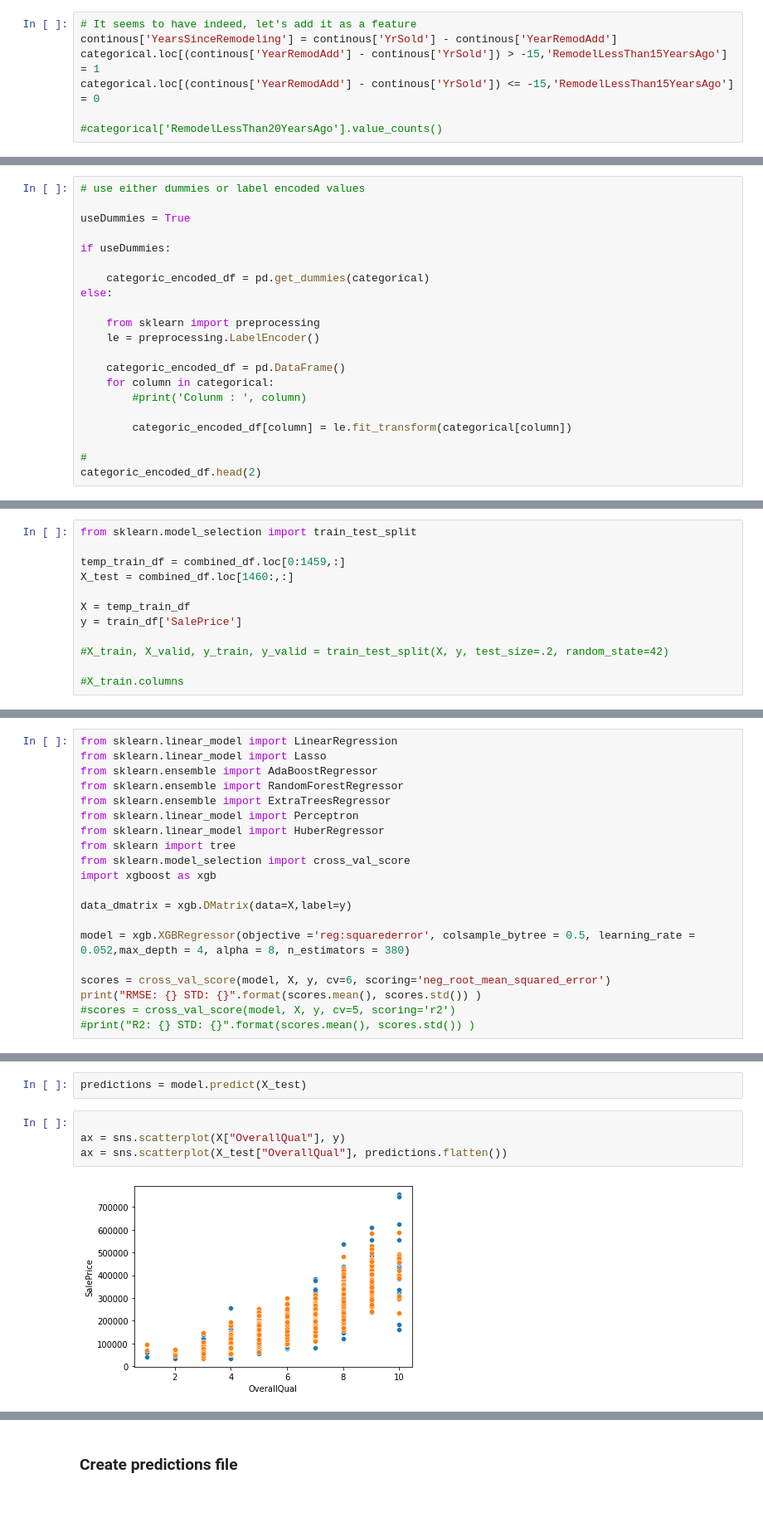
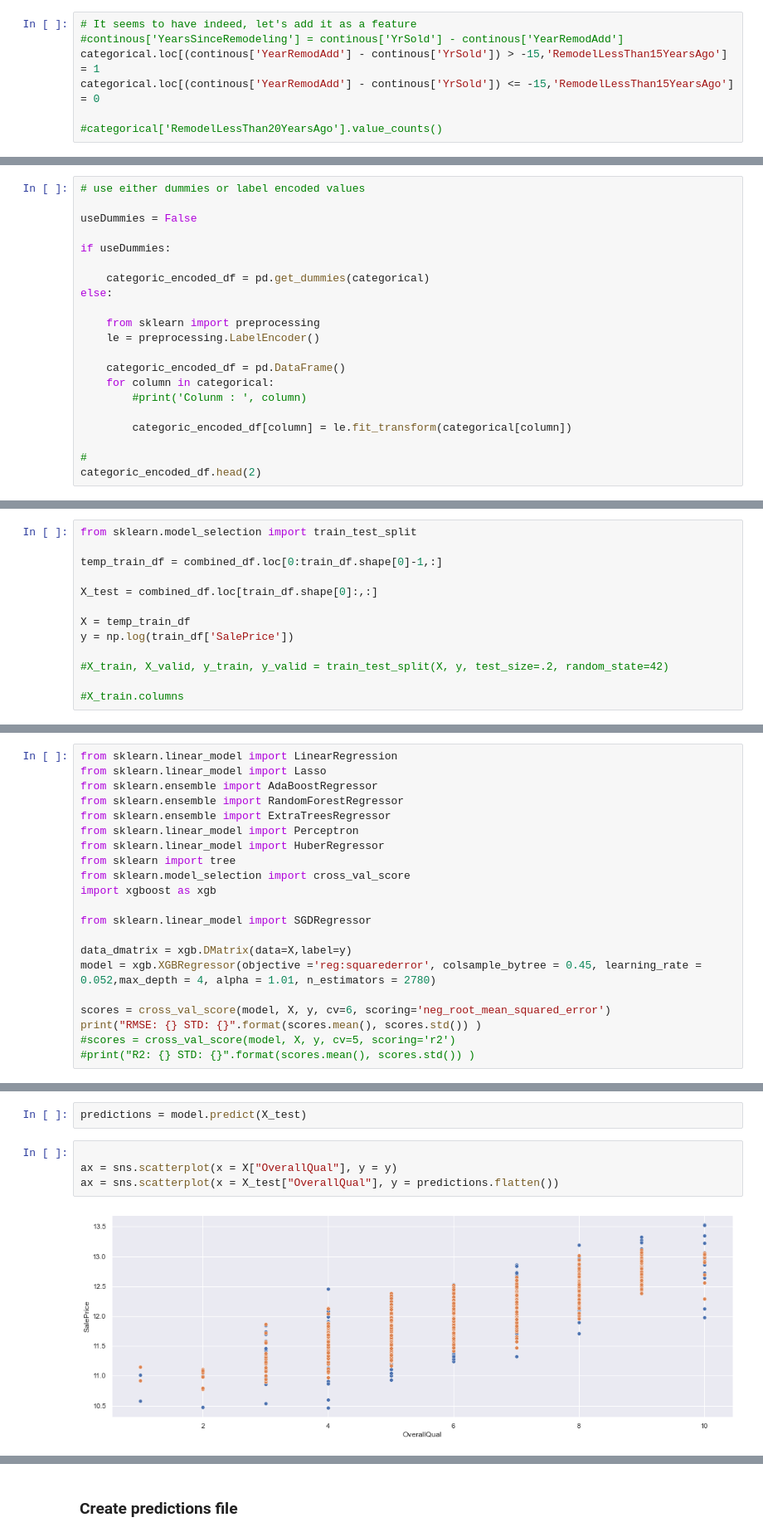
Before and after one commit to vesas/ames_house_prices, a Jupyter notebook: XGBoost.ipynb, the cells around one changed output, grey strips where cells are left out. Shown at 83% size. Saved outputs shown, nothing was run; the diff lists cells and outputs as text; blank space fills up the shorter version.

```diff
--- a/XGBoost.ipynb
+++ b/XGBoost.ipynb
@@ -180,6 +197,6 @@ sns.scatterplot(x=(continous['YearRemodAdd'] - continous['YrSold']) > -15 ,y=tra
 # %%
 # It seems to have indeed, let's add it as a feature
-continous['YearsSinceRemodeling'] = continous['YrSold'] - continous['YearRemodAdd']
+#continous['YearsSinceRemodeling'] = continous['YrSold'] - continous['YearRemodAdd']
 categorical.loc[(continous['YearRemodAdd'] - continous['YrSold']) > -15,'RemodelLessThan15YearsAgo'] = 1
 categorical.loc[(continous['YearRemodAdd'] - continous['YrSold']) <= -15,'RemodelLessThan15YearsAgo'] = 0
 
@@ -239,7 +269,7 @@ This will be later joined with the continuous numerical data
 # %%
 # use either dummies or label encoded values
 
-useDummies = True
+useDummies = False
 
 if useDummies:
 
@@ -314,11 +344,12 @@ combined_df.head()
 # %%
 from sklearn.model_selection import train_test_split
 
-temp_train_df = combined_df.loc[0:1459,:]
-X_test = combined_df.loc[1460:,:]
+temp_train_df = combined_df.loc[0:train_df.shape[0]-1,:]
+
+X_test = combined_df.loc[train_df.shape[0]:,:]
 
 X = temp_train_df
-y = train_df['SalePrice']
+y = np.log(train_df['SalePrice'])
 
 #X_train, X_valid, y_train, y_valid = train_test_split(X, y, test_size=.2, random_state=42)
 
@@ -350,9 +381,10 @@ from sklearn import tree
 from sklearn.model_selection import cross_val_score
 import xgboost as xgb
 
+from sklearn.linear_model import SGDRegressor
+
 data_dmatrix = xgb.DMatrix(data=X,label=y)
-
-model = xgb.XGBRegressor(objective ='reg:squarederror', colsample_bytree = 0.5, learning_rate = 0.052,max_depth = 4, alpha = 8, n_estimators = 380)
+model = xgb.XGBRegressor(objective ='reg:squarederror', colsample_bytree = 0.45, learning_rate = 0.052,max_depth = 4, alpha = 1.01, n_estimators = 2780)
 
 scores = cross_val_score(model, X, y, cv=6, scoring='neg_root_mean_squared_error')
 print("RMSE: {} STD: {}".format(scores.mean(), scores.std()) )
@@ -382,8 +415,8 @@ XGBRegressor(alpha=8, base_score=0.5, booster='gbtree', colsample_bylevel=1,
 predictions = model.predict(X_test)
 # %%
 
-ax = sns.scatterplot(X["OverallQual"], y)
-ax = sns.scatterplot(X_test["OverallQual"], predictions.flatten())
+ax = sns.scatterplot(x = X["OverallQual"], y = y)
+ax = sns.scatterplot(x = X_test["OverallQual"], y = predictions.flatten())
 # %% [output]
-[figure, old version]
+[figure, new version]
 # %%
```
Also changed, not shown: parts of 26 cells of this notebook.
